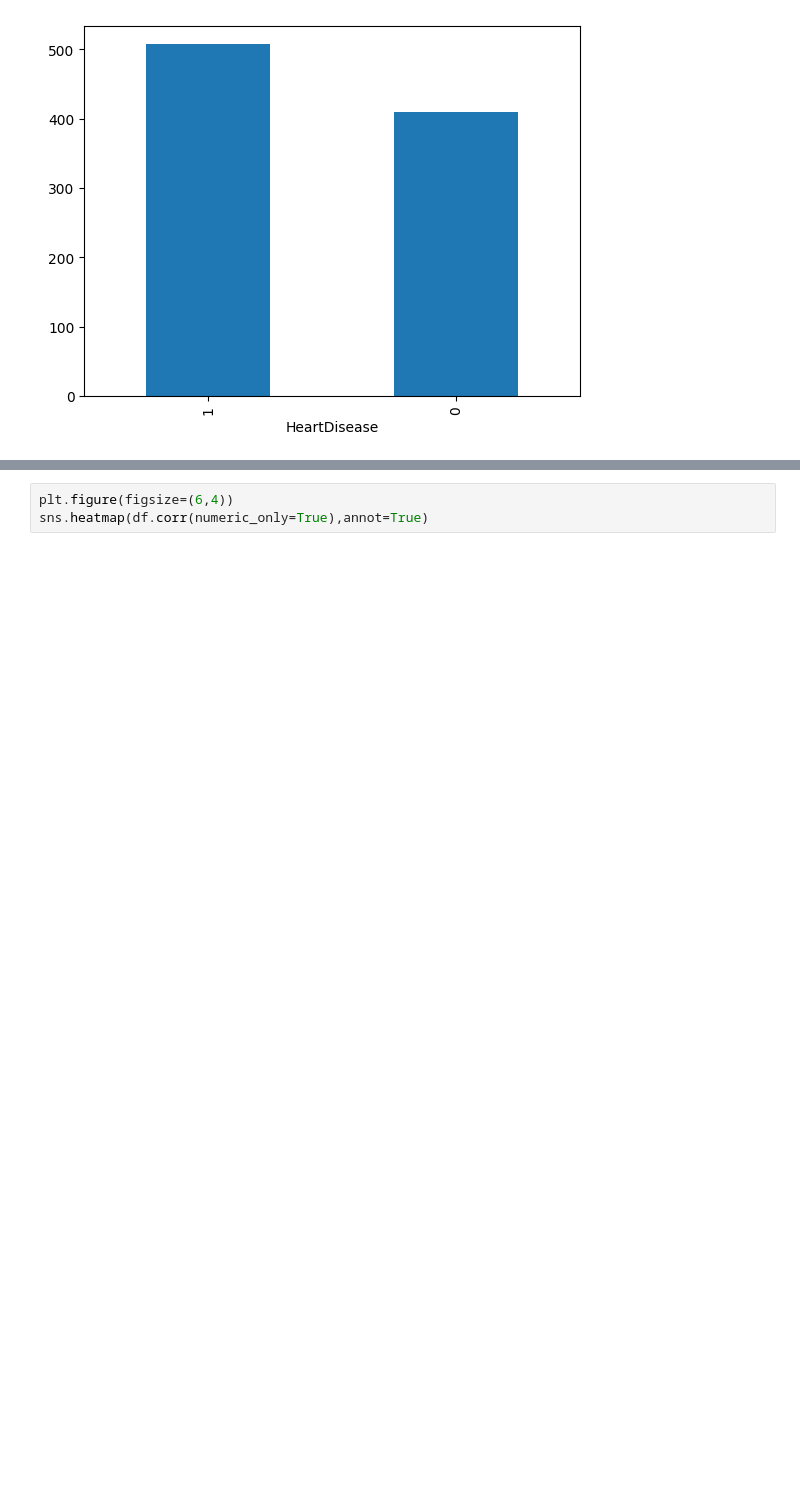
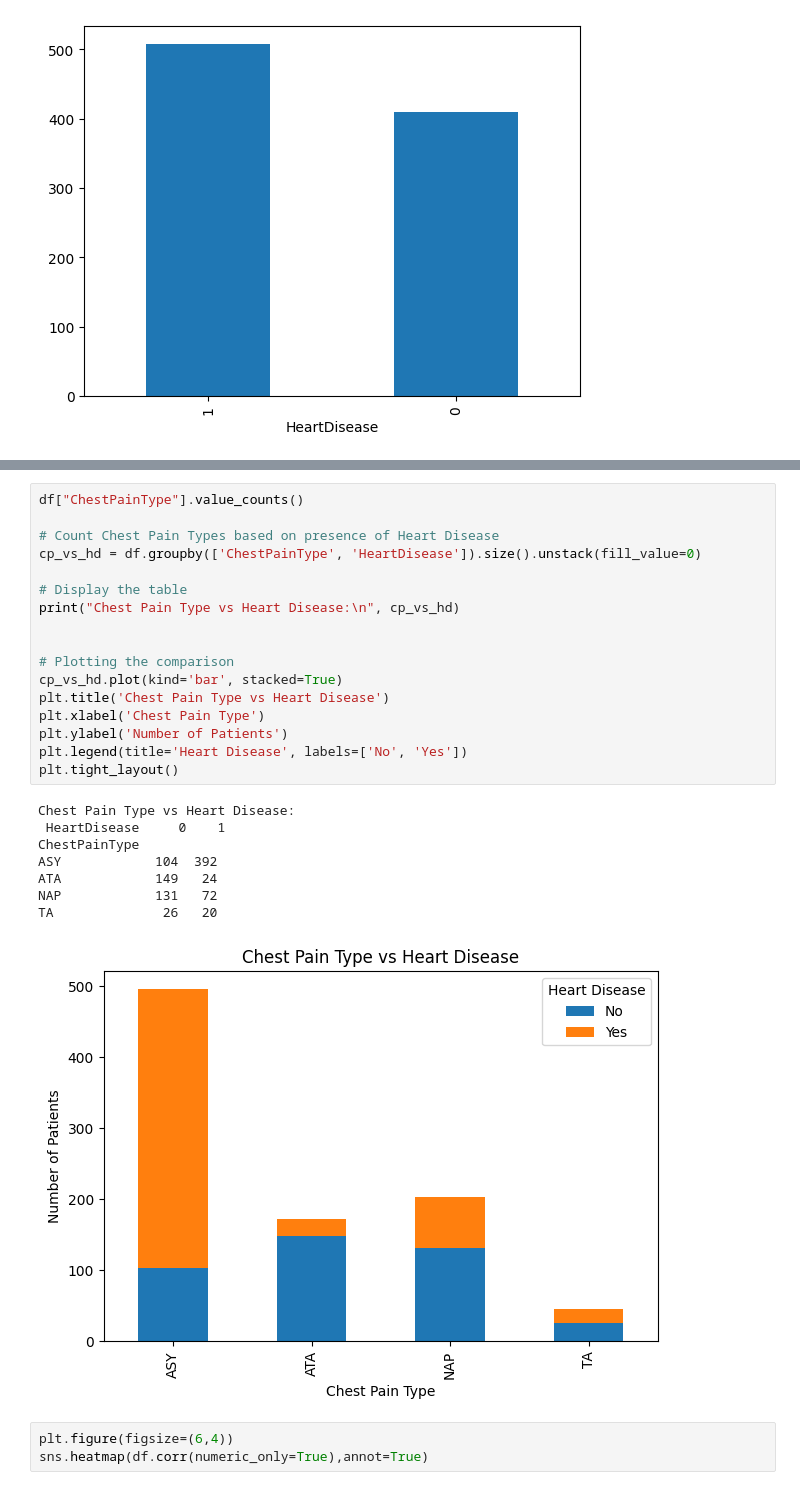
Before and after one commit to ankush262/Machine-learning, a Jupyter notebook: heart_diease.ipynb, the cells around one changed output, grey strips where cells are left out. Drawn from its saved outputs; the diff is of its cells as text; blank space fills up the shorter version.

```diff
--- a/heart_diease.ipynb
+++ b/heart_diease.ipynb
@@ -75,3 +128,29 @@ df["HeartDisease"].value_counts().plot(kind="bar")
+# %%
+df["ChestPainType"].value_counts()
+
+# Count Chest Pain Types based on presence of Heart Disease
+cp_vs_hd = df.groupby(['ChestPainType', 'HeartDisease']).size().unstack(fill_value=0)
+
+# Display the table
+print("Chest Pain Type vs Heart Disease:\n", cp_vs_hd)
+
+
+# Plotting the comparison
+cp_vs_hd.plot(kind='bar', stacked=True)
+plt.title('Chest Pain Type vs Heart Disease')
+plt.xlabel('Chest Pain Type')
+plt.ylabel('Number of Patients')
+plt.legend(title='Heart Disease', labels=['No', 'Yes'])
+plt.tight_layout()
+# %% [output]
+Chest Pain Type vs Heart Disease:
+ HeartDisease     0    1
+ChestPainType
+ASY            104  392
+ATA            149   24
+NAP            131   72
+TA              26   20
+[figure, added]
 # %%
 plt.figure(figsize=(6,4))
 sns.heatmap(df.corr(numeric_only=True),annot=True)
```
Also changed, not shown: parts of 7 cells of this notebook.
